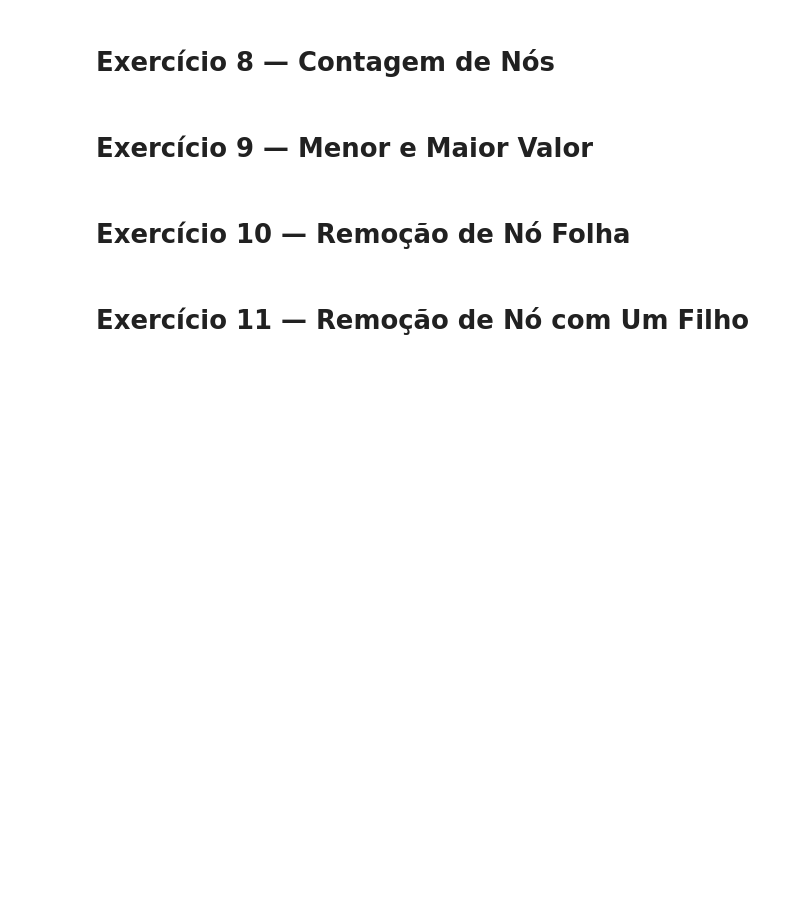
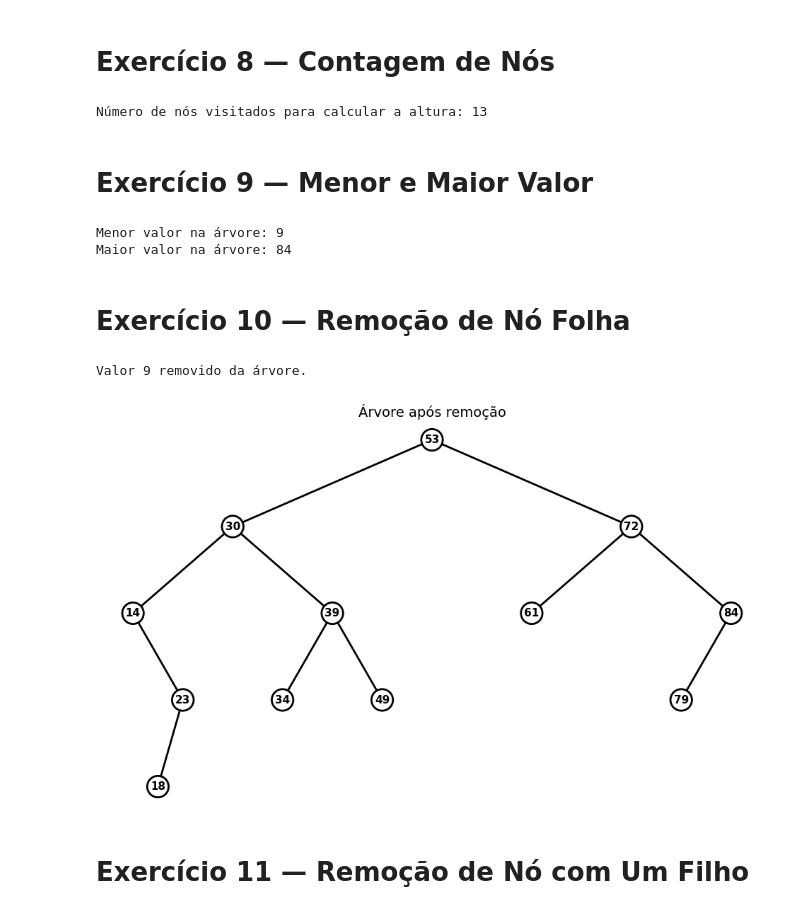
Before and after one commit to moh4b-z/uniSENAI, a Jupyter notebook: Semestre_1/Estrutura_de_dados/listas_de_exercicios_avore.ipynb, the cells around one changed output. Cells and saved outputs as stored; diff of their text form; code cells hidden in the pictures; blank space fills up the shorter version.

```diff
--- a/Semestre_1/Estrutura_de_dados/listas_de_exercicios_avore.ipynb
+++ b/Semestre_1/Estrutura_de_dados/listas_de_exercicios_avore.ipynb
@@ -76,6 +436,45 @@ Raiz da Árvore: 53
 # %% [markdown]
 # Exercício 8 — Contagem de Nós
+# %%
+def altura_com_contagem(arvore, no, contagem):
+    if no is None:
+        return 0
+
+    contagem[0] += 1
+
+    esquerda = altura_com_contagem(arvore, arvore[no]["esquerda"], contagem)
+    direita = altura_com_contagem(arvore, arvore[no]["direita"], contagem)
+
+    return 1 + max(esquerda, direita)
+contagem = [0]
+altura_resultado = altura_com_contagem(arvore, raiz, contagem)
+print("Número de nós visitados para calcular a altura:", contagem[0])
+# %% [output]
+Número de nós visitados para calcular a altura: 13
 # %% [markdown]
 # Exercício 9 — Menor e Maior Valor
+# %%
+def encontrar_menor(arvore, no):
+    atual = no
+
+    while arvore[atual]["esquerda"] is not None:
+        atual = arvore[atual]["esquerda"]
+
+    return atual
+
+def encontrar_maior(arvore, no):
+    atual = no
+
+    while arvore[atual]["direita"] is not None:
+        atual = arvore[atual]["direita"]
+
+    return atual
+menor_valor = encontrar_menor(arvore, raiz)
+maior_valor = encontrar_maior(arvore, raiz)
+print("Menor valor na árvore:", menor_valor)
+print("Maior valor na árvore:", maior_valor)
+# %% [output]
+Menor valor na árvore: 9
+Maior valor na árvore: 84
 # %% [markdown]
 # Exercício 10 — Remoção de Nó Folha
@@ -82,2 +527,16 @@ Raiz da Árvore: 53
+# %%
+valor_remover = 9
+
+raiz = remover_no(arvore, raiz, valor_remover)
+print(f"Valor {valor_remover} removido da árvore.")
+desenhar_arvore(
+    arvore,
+    raiz,
+    "Árvore após remoção",
+    destacado=valor_remover
+)
+# %% [output]
+Valor 9 removido da árvore.
+[figure, added]
 # %% [markdown]
 # Exercício 11 — Remoção de Nó com Um Filho
```
Also changed, not shown: parts of 34 cells of this notebook, 1 other file.
